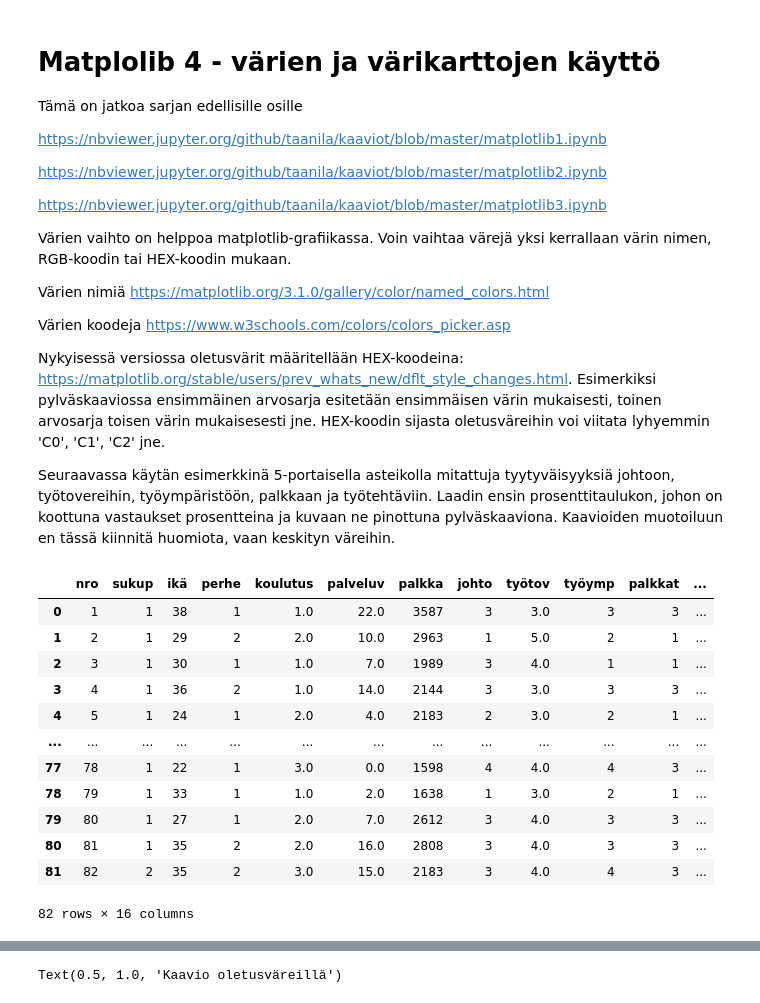
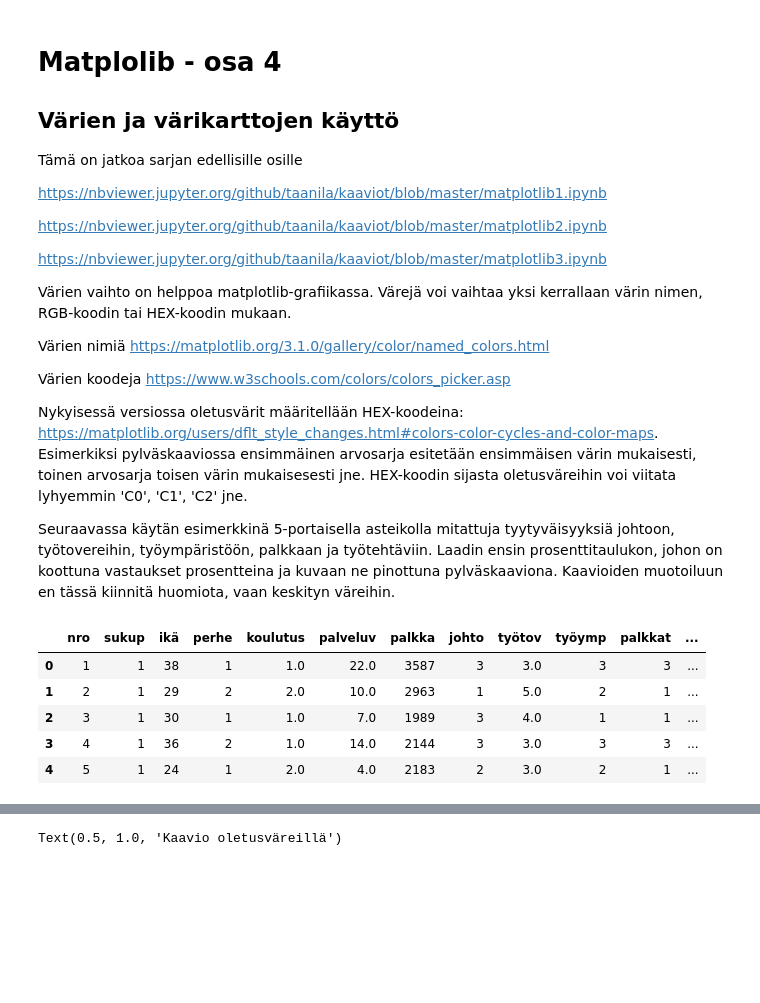
Before and after one commit to taanila/kaaviot, a Jupyter notebook: matplotlib4.ipynb, the cells around one changed output, grey strips where cells are left out. Saved outputs shown, nothing was run; the diff lists cells and outputs as text; code cells hidden in the pictures; blank space fills up the shorter version.

Commit message:
Värien ja värikarttojen käyttö

```diff
--- a/matplotlib4.ipynb
+++ b/matplotlib4.ipynb
@@ -6,5 +6,6 @@ Päivitetty 2022-03-18 15:56:22.481022
 # %% [markdown]
-# Matplolib 4 - värien ja värikarttojen käyttö
+<h1>Matplolib - osa 4</h1>
+<h2>Värien ja värikarttojen käyttö</h2>
 
 Tämä on jatkoa sarjan edellisille osille
 
@@ -14,13 +15,13 @@ https://nbviewer.jupyter.org/github/taanila/kaaviot/blob/master/matplotlib2.ipyn
 
 https://nbviewer.jupyter.org/github/taanila/kaaviot/blob/master/matplotlib3.ipynb
 
-Värien vaihto on helppoa matplotlib-grafiikassa. Voin vaihtaa värejä yksi kerrallaan värin nimen, RGB-koodin tai HEX-koodin mukaan.
+Värien vaihto on helppoa matplotlib-grafiikassa. Värejä voi vaihtaa yksi kerrallaan värin nimen, RGB-koodin tai HEX-koodin mukaan.
 
 Värien nimiä https://matplotlib.org/3.1.0/gallery/color/named_colors.html
 
 Värien koodeja https://www.w3schools.com/colors/colors_picker.asp
 
-Nykyisessä versiossa oletusvärit määritellään HEX-koodeina: https://matplotlib.org/stable/users/prev_whats_new/dflt_style_changes.html. Esimerkiksi pylväskaaviossa ensimmäinen arvosarja esitetään ensimmäisen värin mukaisesti, toinen arvosarja toisen värin mukaisesesti jne. HEX-koodin sijasta oletusväreihin voi viitata lyhyemmin 'C0', 'C1', 'C2' jne.
+Nykyisessä versiossa oletusvärit määritellään HEX-koodeina: https://matplotlib.org/users/dflt_style_changes.html#colors-color-cycles-and-color-maps. Esimerkiksi pylväskaaviossa ensimmäinen arvosarja esitetään ensimmäisen värin mukaisesti, toinen arvosarja toisen värin mukaisesesti jne. HEX-koodin sijasta oletusväreihin voi viitata lyhyemmin 'C0', 'C1', 'C2' jne.
 
 Seuraavassa käytän esimerkkinä 5-portaisella asteikolla mitattuja tyytyväisyyksiä johtoon, työtovereihin, työympäristöön, palkkaan ja työtehtäviin. Laadin ensin prosenttitaulukon, johon on koottuna vastaukset prosentteina ja kuvaan ne pinottuna pylväskaaviona. Kaavioiden muotoiluun en tässä kiinnitä huomiota, vaan keskityn väreihin.
 # %%
@@ -28,21 +29,14 @@ import numpy as np
 import pandas as pd
 import matplotlib.pyplot as plt
 # %%
-df = pd.read_excel('http://taanila.fi/data1.xlsx')
-df
+df = pd.read_excel('https://taanila.fi/data1.xlsx')
+df.head()
 # %% [output]
 |  | nro | sukup | ikä | perhe | koulutus | palveluv | palkka | johto | työtov | työymp | palkkat | ... |
 | 0 | 1 | 1 | 38 | 1 | 1.0 | 22.0 | 3587 | 3 | 3.0 | 3 | 3 | ... |
 | 1 | 2 | 1 | 29 | 2 | 2.0 | 10.0 | 2963 | 1 | 5.0 | 2 | 1 | ... |
 | 2 | 3 | 1 | 30 | 1 | 1.0 | 7.0 | 1989 | 3 | 4.0 | 1 | 1 | ... |
 | 3 | 4 | 1 | 36 | 2 | 1.0 | 14.0 | 2144 | 3 | 3.0 | 3 | 3 | ... |
 | 4 | 5 | 1 | 24 | 1 | 2.0 | 4.0 | 2183 | 2 | 3.0 | 2 | 1 | ... |
-| ... | ... | ... | ... | ... | ... | ... | ... | ... | ... | ... | ... | ... |
-| 77 | 78 | 1 | 22 | 1 | 3.0 | 0.0 | 1598 | 4 | 4.0 | 4 | 3 | ... |
-| 78 | 79 | 1 | 33 | 1 | 1.0 | 2.0 | 1638 | 1 | 3.0 | 2 | 1 | ... |
-| 79 | 80 | 1 | 27 | 1 | 2.0 | 7.0 | 2612 | 3 | 4.0 | 3 | 3 | ... |
-| 80 | 81 | 1 | 35 | 2 | 2.0 | 16.0 | 2808 | 3 | 4.0 | 3 | 3 | ... |
-| 81 | 82 | 2 | 35 | 2 | 3.0 | 15.0 | 2183 | 3 | 4.0 | 4 | 3 | ... |
-82 rows × 16 columns
 # %%
 # Taulukon laskeminen
```
Also changed, not shown: parts of 12 cells of this notebook.
